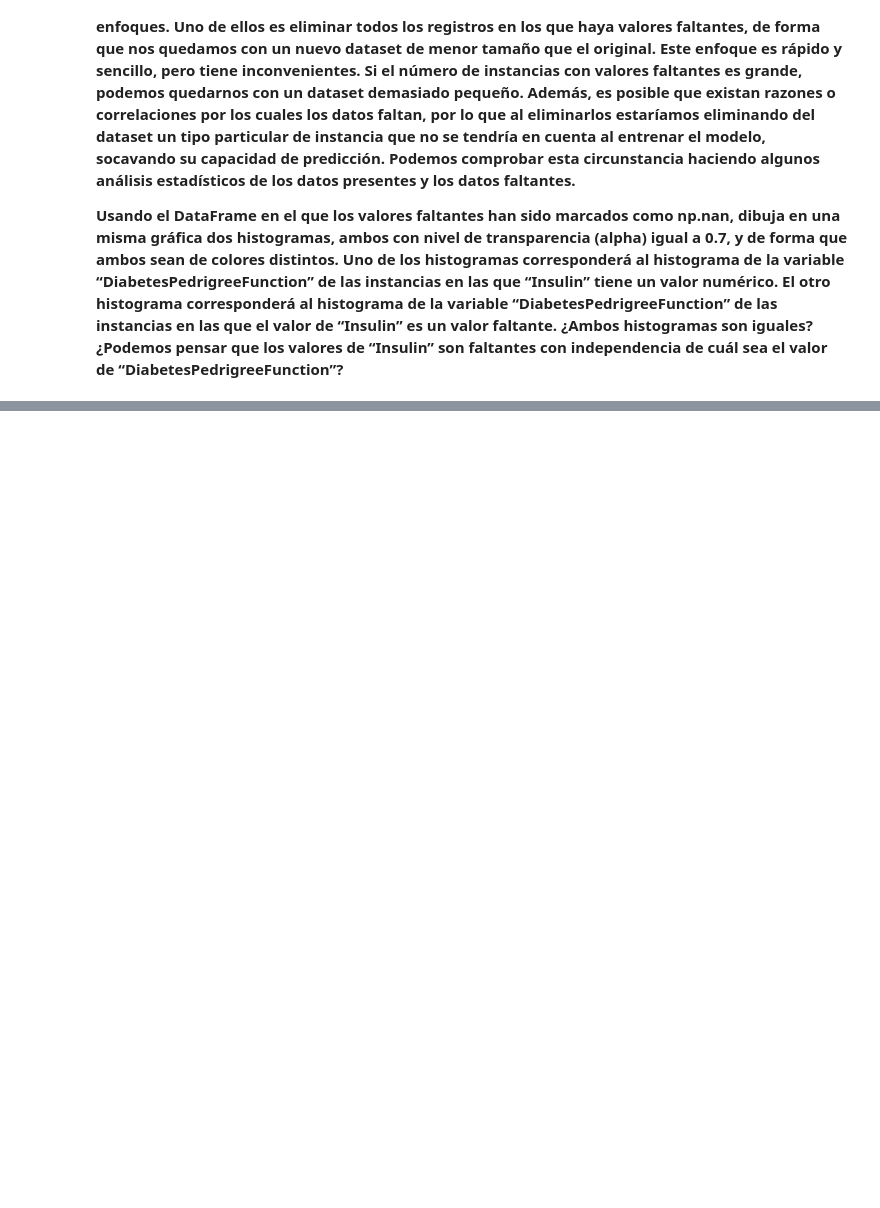
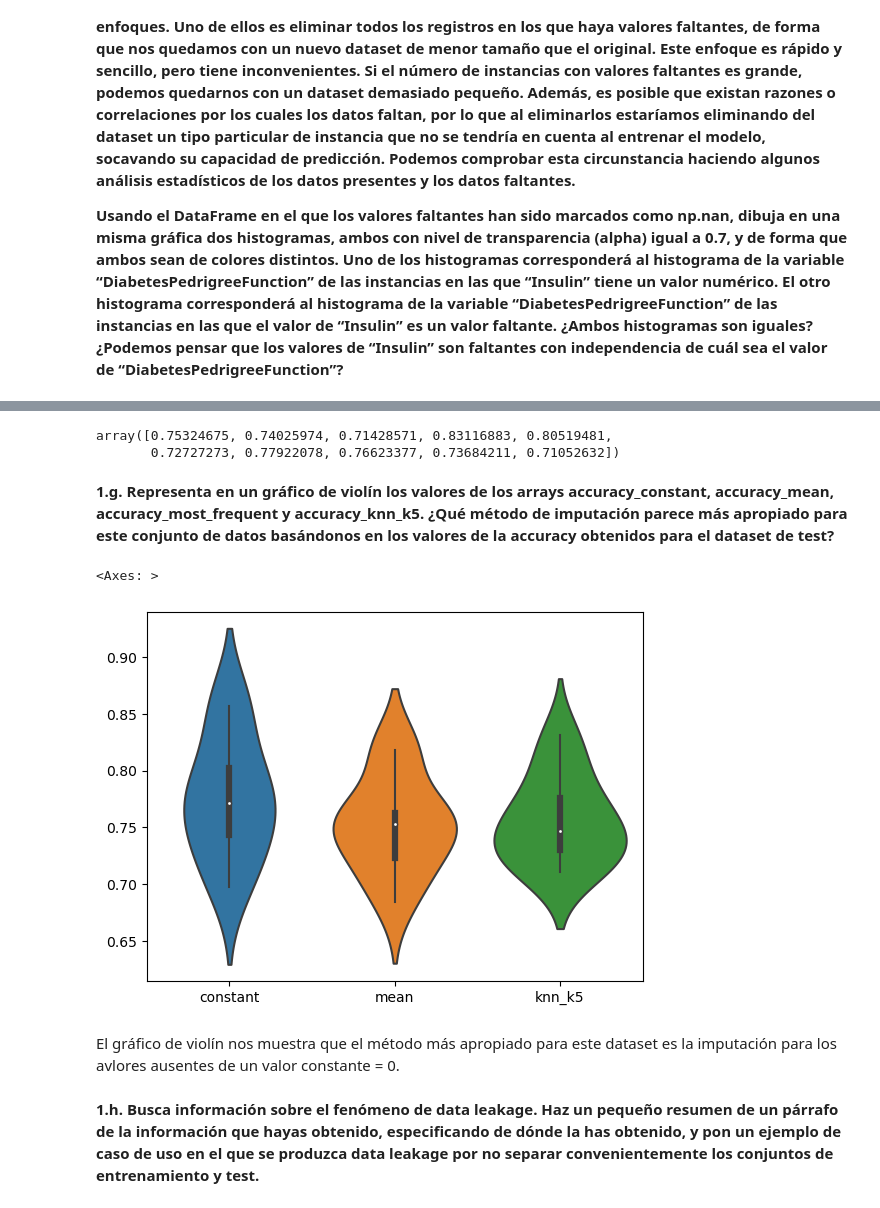
Before and after one commit to DavidVazqArgi/Procesamiento_Datos_Actividad4, a Jupyter notebook: Practica4_proces_datos.ipynb, the cells around one changed output, grey strips where cells are left out. Saved outputs shown, nothing was run; the diff lists cells and outputs as text; code cells hidden in the pictures; blank space fills up the shorter version.

```diff
--- a/Practica4_proces_datos.ipynb
+++ b/Practica4_proces_datos.ipynb
@@ -170,0 +207,10 @@ plt.show()
+# %%
+X = df_diabetes_nan.copy().drop(columns='Outcome')
+y = df_diabetes_nan['Outcome']
+# %%
+imp_zero = SimpleImputer(missing_values=np.nan, fill_value=0, strategy='constant')
+clf_RF = RandomForestClassifier()
+pipe_zero = Pipeline(steps=[('imputador',imp_zero),('clasificador',clf_RF)])
+skf = StratifiedKFold(n_splits=10, random_state=42, shuffle=True)
+accuracy_constant = cross_val_score(pipe_zero, X, y, cv=skf, scoring='accuracy')
+accuracy_constant
@@ -170,0 +227,5 @@ plt.show()
+# %%
+imp_mean = SimpleImputer(missing_values=np.nan, strategy='mean')
+pipe_mean = Pipeline(steps=[('imputador',imp_mean),('clasificador',clf_RF)])
+accuracy_mean = cross_val_score(pipe_mean, X, y, cv=skf, scoring='accuracy')
+accuracy_mean
@@ -170,0 +254,32 @@ plt.show()
+# %%
+k=5
+imp_knn = KNNImputer(n_neighbors=k)
+pipe_knn = Pipeline(steps=[('imputador',imp_knn),('clasificador',clf_RF)])
+accuracy_knn_k5 = cross_val_score(pipe_mean, X, y, cv=skf, scoring='accuracy')
+accuracy_knn_k5
+# %% [output]
+array([0.75324675, 0.74025974, 0.71428571, 0.83116883, 0.80519481,
+       0.72727273, 0.77922078, 0.76623377, 0.73684211, 0.71052632])
+# %% [markdown]
+**1.g. Representa en un gráfico de violín los valores de los arrays
+accuracy_constant, accuracy_mean, accuracy_most_frequent y
+accuracy_knn_k5. ¿Qué método de imputación parece más apropiado
+para este conjunto de datos basándonos en los valores de la accuracy
+obtenidos para el dataset de test?**
+# %%
+# fig, ax = plt.subplots()
+# ax.violinplot(accuracy_knn_k5)
+datos_grafico = {'constant':accuracy_constant,'mean':accuracy_mean,'knn_k5':accuracy_knn_k5}
+df_grafico = pd.DataFrame(datos_grafico)
+sns.violinplot(data=df_grafico)
+# %% [output]
+<Axes: >
+[figure, added]
+# %% [markdown]
+El gráfico de violín nos muestra que el método más apropiado para este dataset es la imputación para los avlores ausentes de un valor constante = 0.
+# %% [markdown]
+**1.h. Busca información sobre el fenómeno de data leakage. Haz un pequeño
+resumen de un párrafo de la información que hayas obtenido,
+especificando de dónde la has obtenido, y pon un ejemplo de caso de uso
+en el que se produzca data leakage por no separar convenientemente los
+conjuntos de entrenamiento y test.**
```
Also changed, not shown: parts of 11 cells of this notebook.
